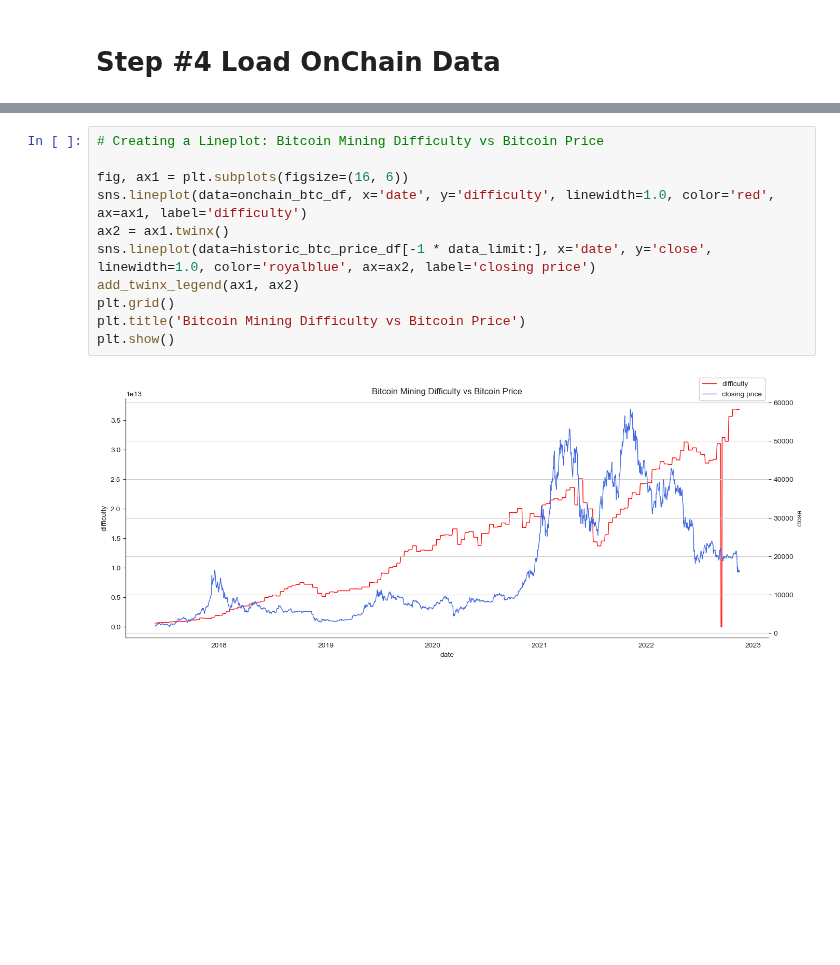
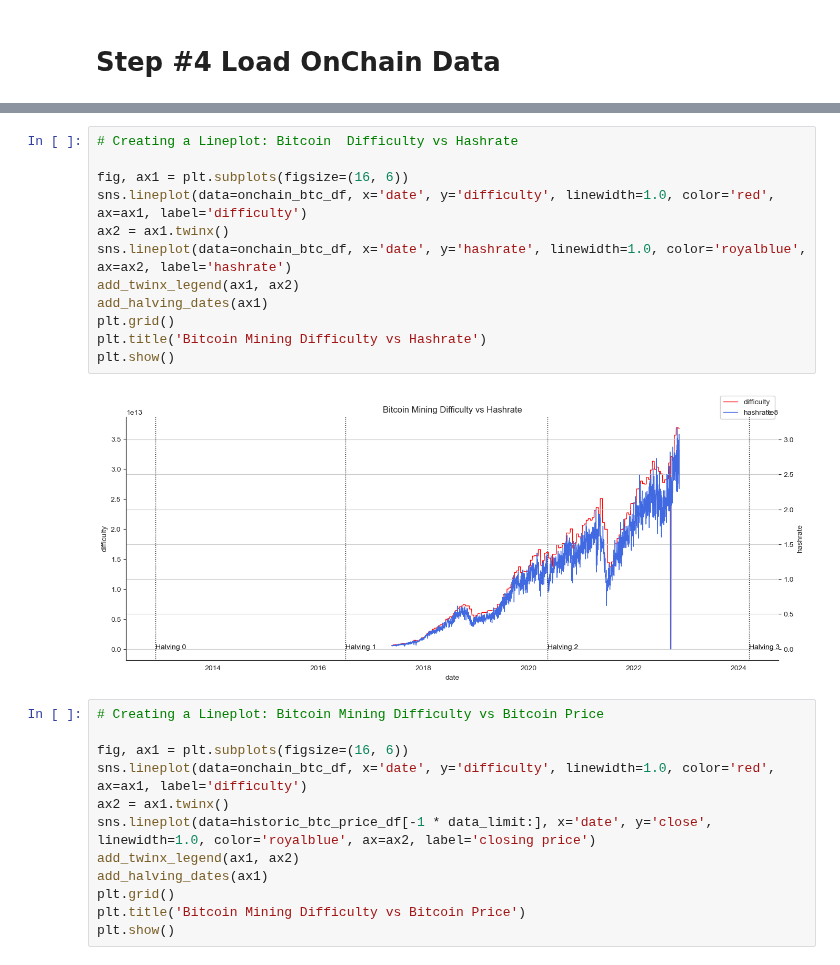
Before and after one commit to flo7up/relataly-public-python-tutorials, a Jupyter notebook: 063 Financial Analysis - OnChain Analytics using Python and CryptoCompare.ipynb, the cells around one changed output, grey strips where cells are left out. Saved outputs shown, nothing was run; the diff lists cells and outputs as text; blank space fills up the shorter version.

```diff
--- a/063 Financial Analysis - OnChain Analytics using Python and CryptoCompare.ipynb
+++ b/063 Financial Analysis - OnChain Analytics using Python and CryptoCompare.ipynb
@@ -202,6 +215,20 @@ onchain_btc_df.head()
 | 2 | 1182 | BTC | 247875830 | 265534517 | 397839 | 860215 | ... |
 | 3 | 1182 | BTC | 248238059 | 265956989 | 422472 | 773589 | ... |
 | 4 | 1182 | BTC | 248646442 | 266417099 | 460110 | 851547 | ... |
+# %%
+# Creating a Lineplot: Bitcoin  Difficulty vs Hashrate
+
+fig, ax1 = plt.subplots(figsize=(16, 6))
+sns.lineplot(data=onchain_btc_df, x='date', y='difficulty', linewidth=1.0, color='red', ax=ax1, label='difficulty')
+ax2 = ax1.twinx()
+sns.lineplot(data=onchain_btc_df, x='date', y='hashrate', linewidth=1.0, color='royalblue', ax=ax2, label='hashrate')
+add_twinx_legend(ax1, ax2)
+add_halving_dates(ax1)
+plt.grid()
+plt.title('Bitcoin Mining Difficulty vs Hashrate')
+plt.show()
+# %% [output]
+[figure, added]
 # %%
 # Creating a Lineplot: Bitcoin Mining Difficulty vs Bitcoin Price
 
@@ -210,11 +237,10 @@ sns.lineplot(data=onchain_btc_df, x='date', y='difficulty', linewidth=1.0, color
 ax2 = ax1.twinx()
 sns.lineplot(data=historic_btc_price_df[-1 * data_limit:], x='date', y='close', linewidth=1.0, color='royalblue', ax=ax2, label='closing price')
 add_twinx_legend(ax1, ax2)
+add_halving_dates(ax1)
 plt.grid()
 plt.title('Bitcoin Mining Difficulty vs Bitcoin Price')
 plt.show()
-# %% [output]
-[figure, removed]
 # %%
 # Creating a Lineplot
 
```
Also changed, not shown: parts of 3 cells of this notebook.
